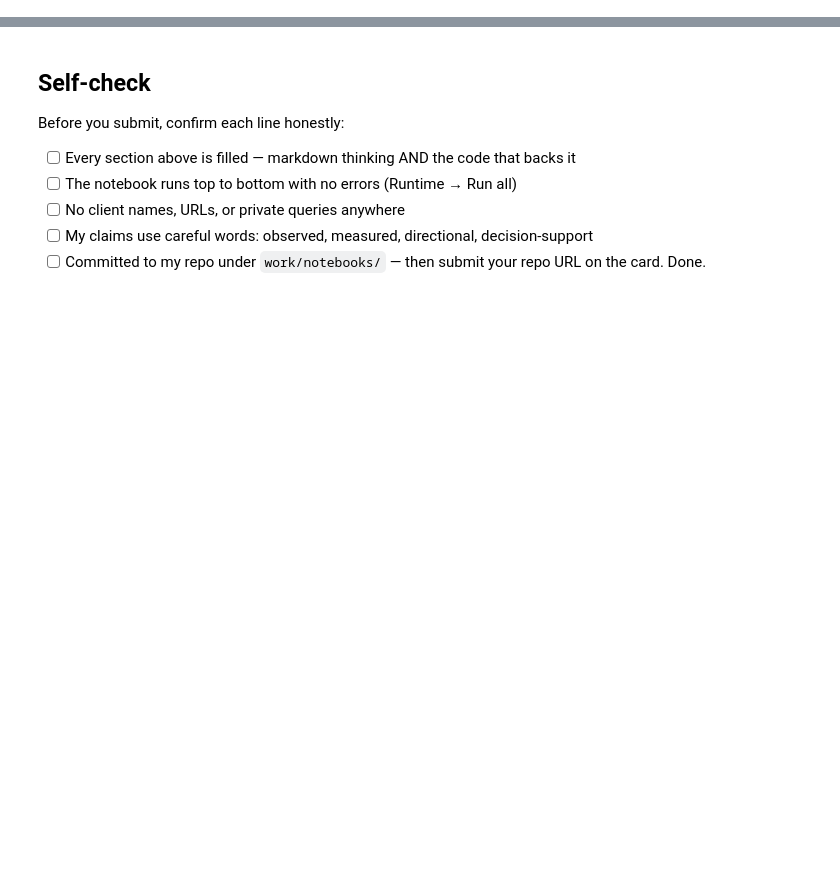
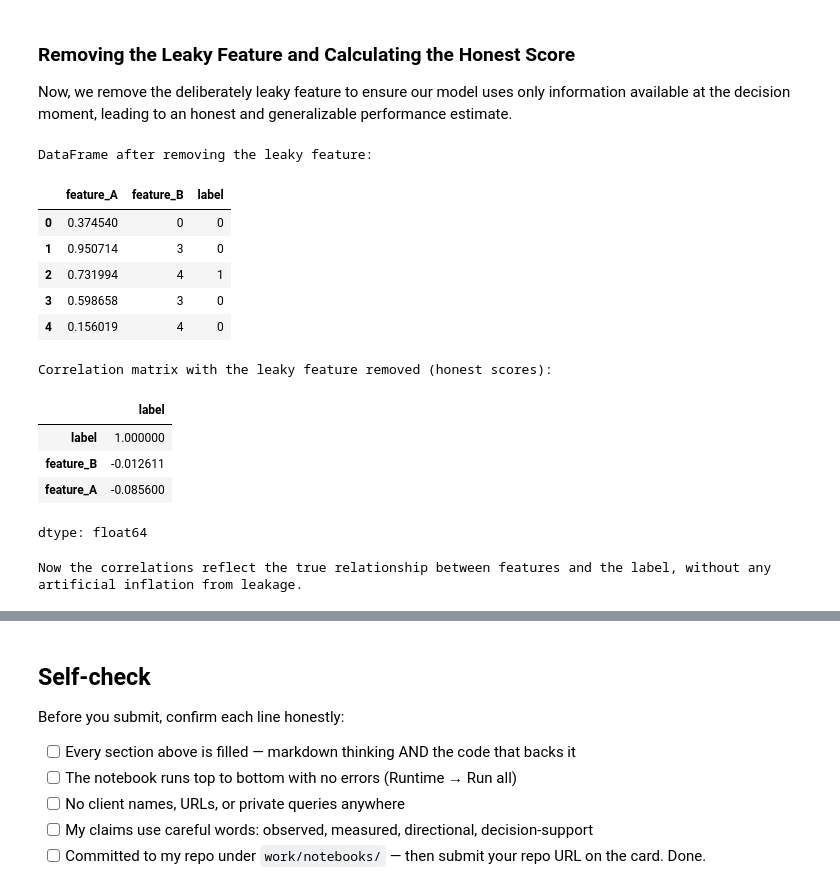
Before and after one commit to RajatBharti11/Rajat, a Jupyter notebook: work/notebooks/w03_feature_leakage_check.ipynb, the cells around one changed output, grey strips where cells are left out. Saved outputs shown, nothing was run; the diff lists cells and outputs as text; code cells hidden in the pictures; blank space fills up the shorter version.

```diff
--- a/work/notebooks/w03_feature_leakage_check.ipynb
+++ b/work/notebooks/w03_feature_leakage_check.ipynb
@@ -36,0 +192,30 @@ This skeleton is yours to fill. Work the sections **in order** — each one has
+# %% [markdown]
+### Removing the Leaky Feature and Calculating the Honest Score
+
+Now, we remove the deliberately leaky feature to ensure our model uses only information available at the decision moment, leading to an honest and generalizable performance estimate.
+# %%
+# --- Step 3: Remove the leaky feature ---
+df_leakage_cleaned = df_leakage.drop(columns=['leaky_feature'])
+
+print("DataFrame after removing the leaky feature:")
+display(df_leakage_cleaned.head())
+
+print("\nCorrelation matrix with the leaky feature removed (honest scores):")
+display(df_leakage_cleaned[['feature_A', 'feature_B', 'label']].corr()['label'].sort_values(ascending=False))
+
+print("\nNow the correlations reflect the true relationship between features and the label, without any artificial inflation from leakage.")
+# %% [output]
+DataFrame after removing the leaky feature:
+|  | feature_A | feature_B | label |
+| 0 | 0.374540 | 0 | 0 |
+| 1 | 0.950714 | 3 | 0 |
+| 2 | 0.731994 | 4 | 1 |
+| 3 | 0.598658 | 3 | 0 |
+| 4 | 0.156019 | 4 | 0 |
+Correlation matrix with the leaky feature removed (honest scores):
+|  | label |
+| label | 1.000000 |
+| feature_B | -0.012611 |
+| feature_A | -0.085600 |
+dtype: float64
+Now the correlations reflect the true relationship between features and the label, without any artificial inflation from leakage.
```
Also changed, not shown: parts of 19 cells of this notebook.
